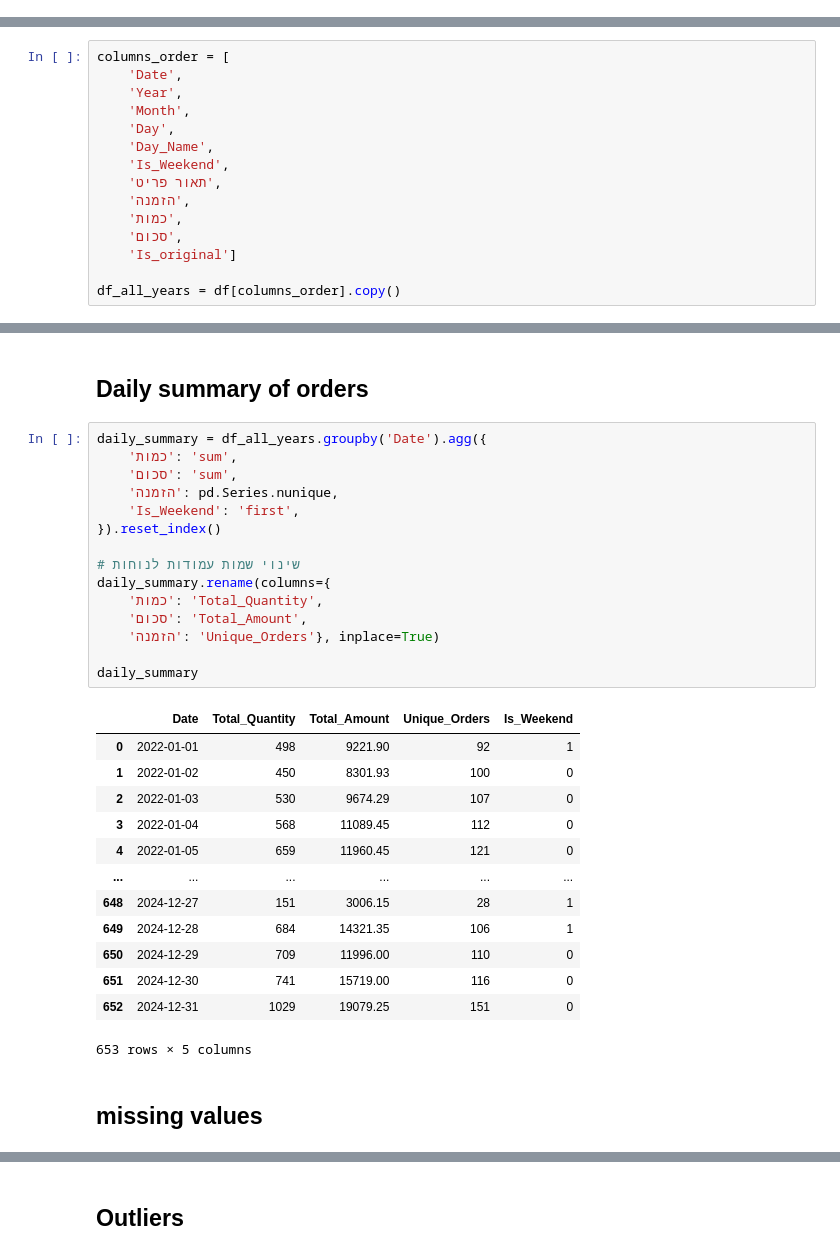
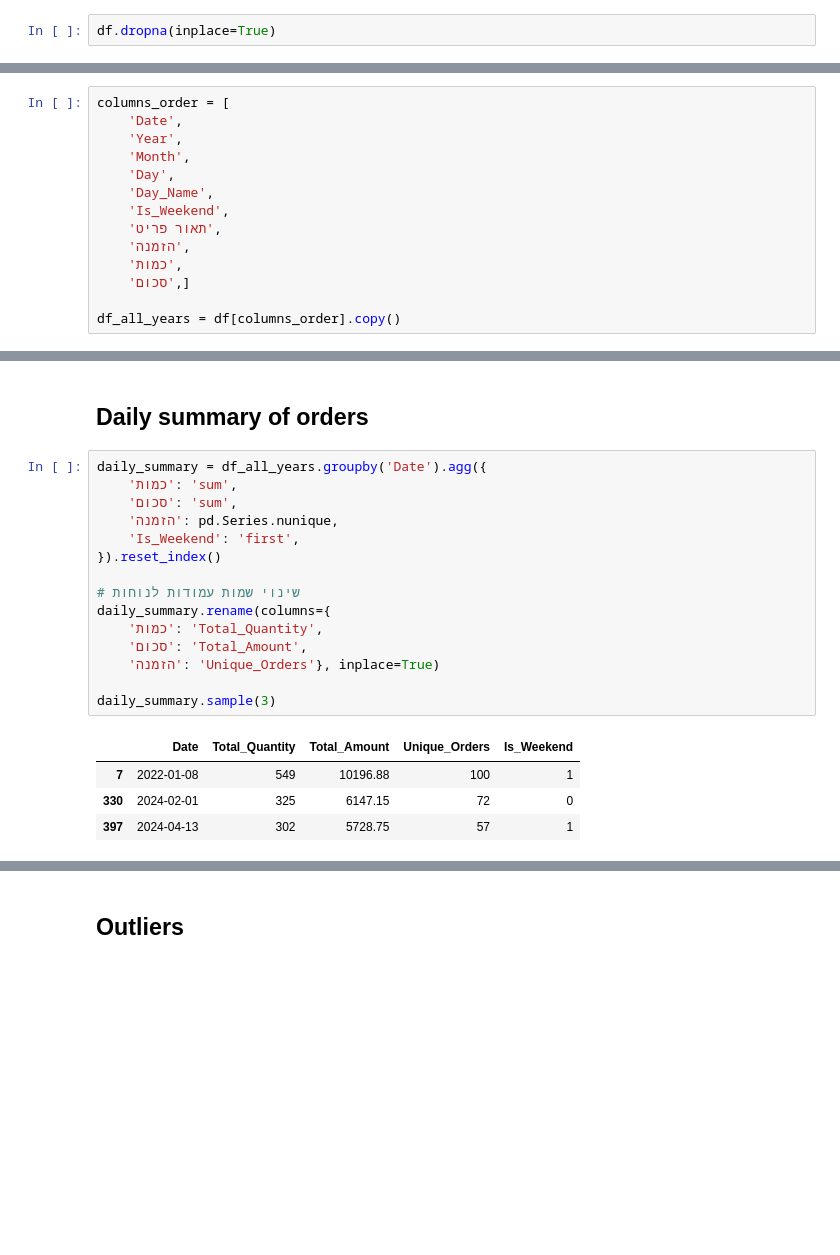
Before and after one commit to orifelszer/PapaJohns_Data_Science_Project, a Jupyter notebook: Data_cleaning.ipynb, the cells around one changed output, grey strips where cells are left out. Saved outputs shown, nothing was run; the diff lists cells and outputs as text; blank space fills up the shorter version.

```diff
--- a/Data_cleaning.ipynb
+++ b/Data_cleaning.ipynb
@@ -55,3 +57,5 @@ memory usage: 23.6+ MB
+# %%
+df.dropna(inplace=True)
 # %% [markdown]
 ## Convert Date to date format
 # %%
@@ -89,8 +94,7 @@ columns_order = [
     'תאור פריט',
     'הזמנה',
     'כמות',
-    'סכום',
-    'Is_original']
+    'סכום',]
 
 df_all_years = df[columns_order].copy()
 # %%
@@ -107,31 +109,20 @@ df_all_years.tail()
 # %%
 daily_summary = df_all_years.groupby('Date').agg({
     'כמות': 'sum',
     'סכום': 'sum',
     'הזמנה': pd.Series.nunique,
     'Is_Weekend': 'first',
 }).reset_index()
 
 # שינוי שמות עמודות לנוחות
 daily_summary.rename(columns={
     'כמות': 'Total_Quantity',
     'סכום': 'Total_Amount',
     'הזמנה': 'Unique_Orders'}, inplace=True)
 
-daily_summary
+daily_summary.sample(3)
 # %% [output]
 |  | Date | Total_Quantity | Total_Amount | Unique_Orders | Is_Weekend |
-| 0 | 2022-01-01 | 498 | 9221.90 | 92 | 1 |
-| 1 | 2022-01-02 | 450 | 8301.93 | 100 | 0 |
-| 2 | 2022-01-03 | 530 | 9674.29 | 107 | 0 |
-| 3 | 2022-01-04 | 568 | 11089.45 | 112 | 0 |
-| 4 | 2022-01-05 | 659 | 11960.45 | 121 | 0 |
-| ... | ... | ... | ... | ... | ... |
-| 648 | 2024-12-27 | 151 | 3006.15 | 28 | 1 |
-| 649 | 2024-12-28 | 684 | 14321.35 | 106 | 1 |
-| 650 | 2024-12-29 | 709 | 11996.00 | 110 | 0 |
-| 651 | 2024-12-30 | 741 | 15719.00 | 116 | 0 |
-| 652 | 2024-12-31 | 1029 | 19079.25 | 151 | 0 |
+| 7 | 2022-01-08 | 549 | 10196.88 | 100 | 1 |
+| 330 | 2024-02-01 | 325 | 6147.15 | 72 | 0 |
+| 397 | 2024-04-13 | 302 | 5728.75 | 57 | 1 |
-653 rows × 5 columns
-# %% [markdown]
-## missing values
```
Also changed, not shown: parts of 34 cells of this notebook.
